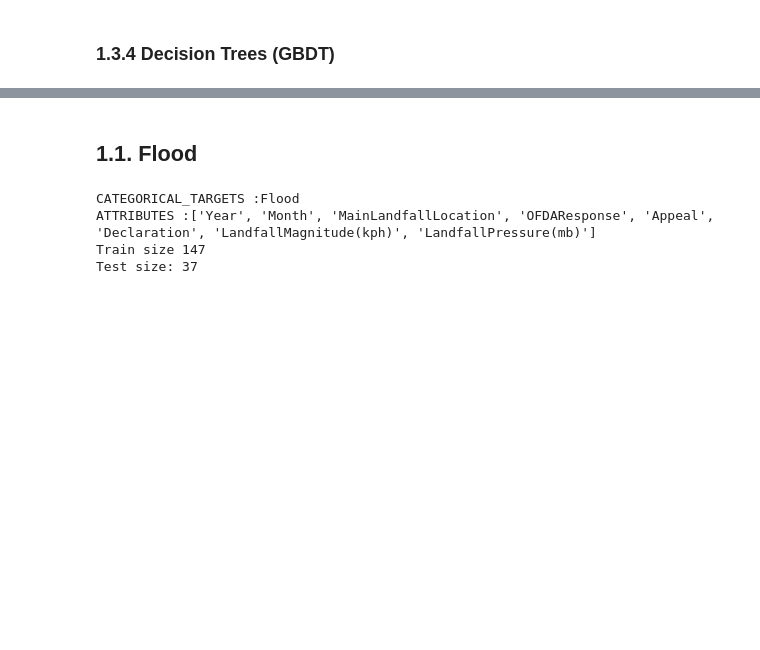
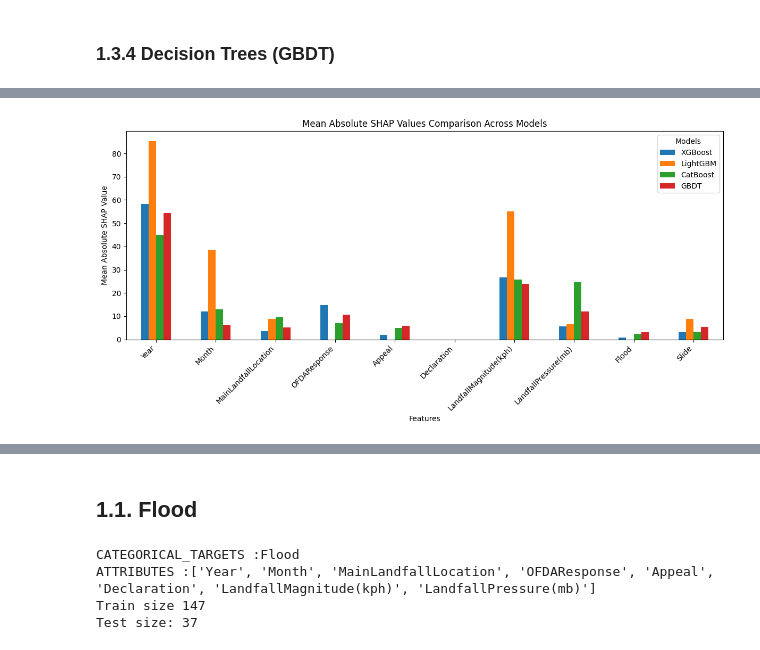
Before and after one commit to KanjiroReal/Vietnam-Storm-Damage-analysis, a Jupyter notebook: GBMs.ipynb, the cells around one changed output, grey strips where cells are left out. Saved outputs shown, nothing was run; the diff lists cells and outputs as text; code cells hidden in the pictures; blank space fills up the shorter version.

```diff
--- a/GBMs.ipynb
+++ b/GBMs.ipynb
@@ -528,0 +638,31 @@ plt.show()
+# %%
+import shap
+import pandas as pd
+import numpy as np
+from scipy.stats import spearmanr
+
+models = [xgb_model, lgb_model, cat_model, gbdt_model]
+model_names = ['XGBoost', 'LightGBM', 'CatBoost', 'GBDT']
+feature_names = X_test.columns
+mean_abs_shap_values = {}
+ranked_features = {}
+
+for model, name in zip(models, model_names):
+    explainer = shap.TreeExplainer(model)
+    shap_values = explainer.shap_values(X_test)
+
+    mean_abs_shap = np.abs(shap_values).mean(axis=0)
+    mean_abs_shap_values[name] = mean_abs_shap
+
+    ranked_features[name] = pd.Series(mean_abs_shap, index=feature_names).rank(ascending=False)
+
+mean_abs_shap_df = pd.DataFrame(mean_abs_shap_values, index=feature_names)
+ranked_features_df = pd.DataFrame(ranked_features, index=feature_names)
+
+rank_correlation_matrix = ranked_features_df.corr(method='spearman')
+
+print("Mean Absolute SHAP Values:")
+print(mean_abs_shap_df)
+
+print("\nRank Correlation Matrix:")
+print(rank_correlation_matrix)
@@ -756,0 +922,12 @@ plt.show()
+# %%
+# Plot combined SHAP feature importance for all models
+mean_abs_shap_df.plot(kind='bar', figsize=(12, 6))
+plt.title('Mean Absolute SHAP Values Comparison Across Models')
+plt.ylabel('Mean Absolute SHAP Value')
+plt.xlabel('Features')
+plt.xticks(rotation=45, ha='right')
+plt.legend(title='Models', loc='upper right')
+plt.tight_layout()
+plt.show()
+# %% [output]
+[figure, added]
```
Also changed, not shown: parts of 71 cells of this notebook.
